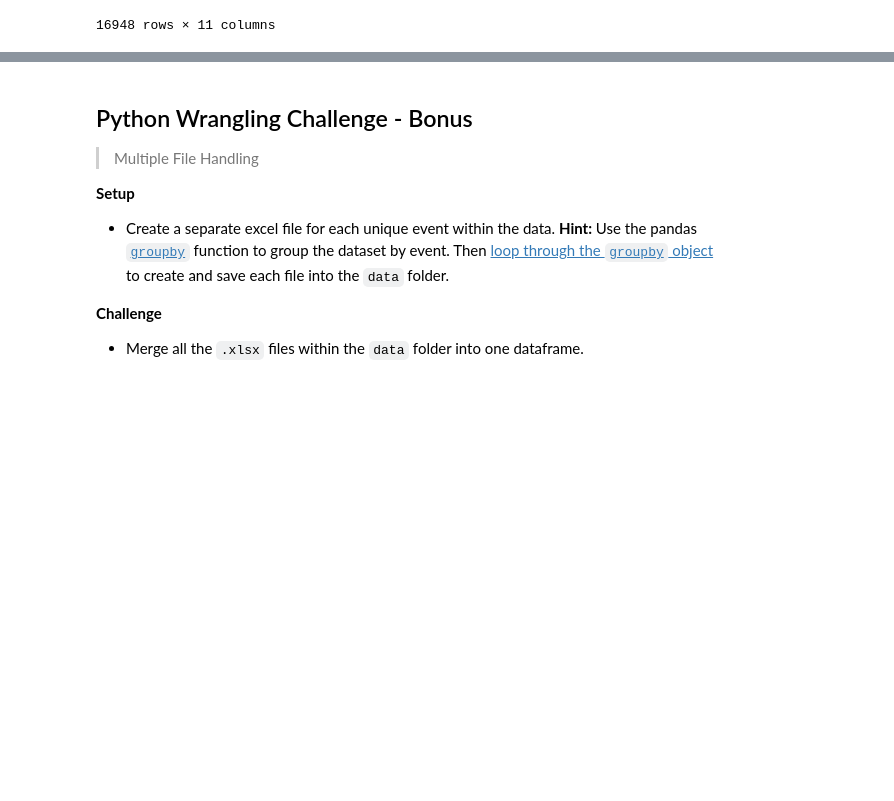
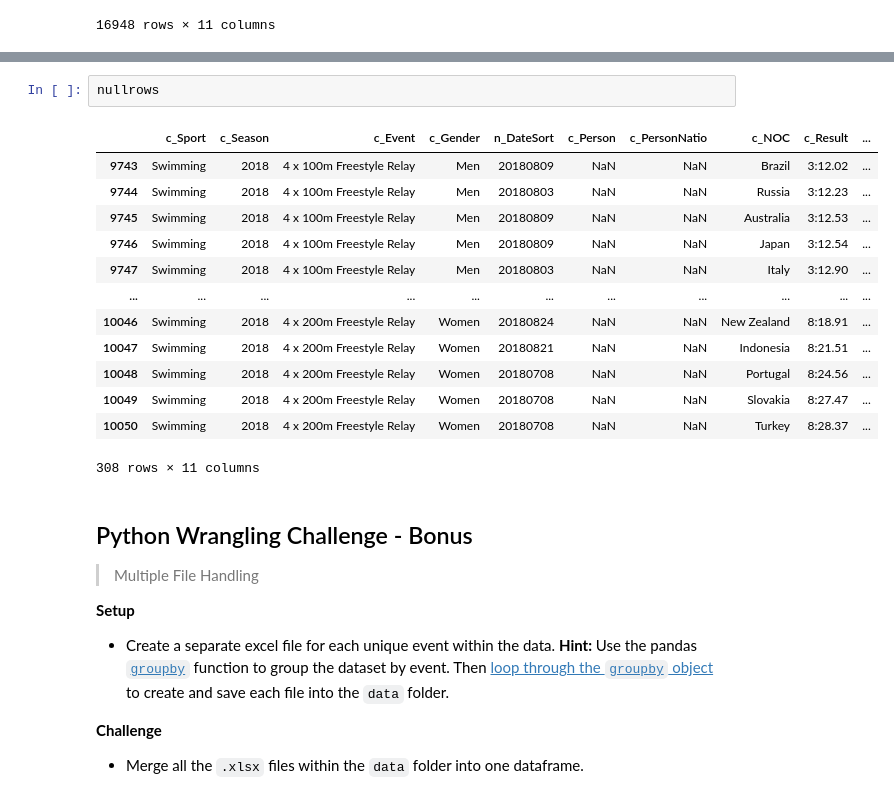
Before and after one commit to TobyJWest/Python-Data-Types-Challenge, a Jupyter notebook: 2.Python Wrangling Challenge/challenge.ipynb, the cells around one changed output, grey strips where cells are left out. Cells and saved outputs as stored; diff of their text form; blank space fills up the shorter version.

```diff
--- a/2.Python Wrangling Challenge/challenge.ipynb
+++ b/2.Python Wrangling Challenge/challenge.ipynb
@@ -80,3 +153,19 @@ df
+# %%
+nullrows
+# %% [output]
+|  | c_Sport | c_Season | c_Event | c_Gender | n_DateSort | c_Person | c_PersonNatio | c_NOC | c_Result | ... |
+| 9743 | Swimming | 2018 | 4 x 100m Freestyle Relay | Men | 20180809 | NaN | NaN | Brazil | 3:12.02 | ... |
+| 9744 | Swimming | 2018 | 4 x 100m Freestyle Relay | Men | 20180803 | NaN | NaN | Russia | 3:12.23 | ... |
+| 9745 | Swimming | 2018 | 4 x 100m Freestyle Relay | Men | 20180809 | NaN | NaN | Australia | 3:12.53 | ... |
+| 9746 | Swimming | 2018 | 4 x 100m Freestyle Relay | Men | 20180809 | NaN | NaN | Japan | 3:12.54 | ... |
+| 9747 | Swimming | 2018 | 4 x 100m Freestyle Relay | Men | 20180803 | NaN | NaN | Italy | 3:12.90 | ... |
+| ... | ... | ... | ... | ... | ... | ... | ... | ... | ... | ... |
+| 10046 | Swimming | 2018 | 4 x 200m Freestyle Relay | Women | 20180824 | NaN | NaN | New Zealand | 8:18.91 | ... |
+| 10047 | Swimming | 2018 | 4 x 200m Freestyle Relay | Women | 20180821 | NaN | NaN | Indonesia | 8:21.51 | ... |
+| 10048 | Swimming | 2018 | 4 x 200m Freestyle Relay | Women | 20180708 | NaN | NaN | Portugal | 8:24.56 | ... |
+| 10049 | Swimming | 2018 | 4 x 200m Freestyle Relay | Women | 20180708 | NaN | NaN | Slovakia | 8:27.47 | ... |
+| 10050 | Swimming | 2018 | 4 x 200m Freestyle Relay | Women | 20180708 | NaN | NaN | Turkey | 8:28.37 | ... |
+308 rows × 11 columns
 # %% [markdown]
 ## Python Wrangling Challenge - Bonus
 
```
Also changed, not shown: parts of 4 cells of this notebook, 8 other files.
